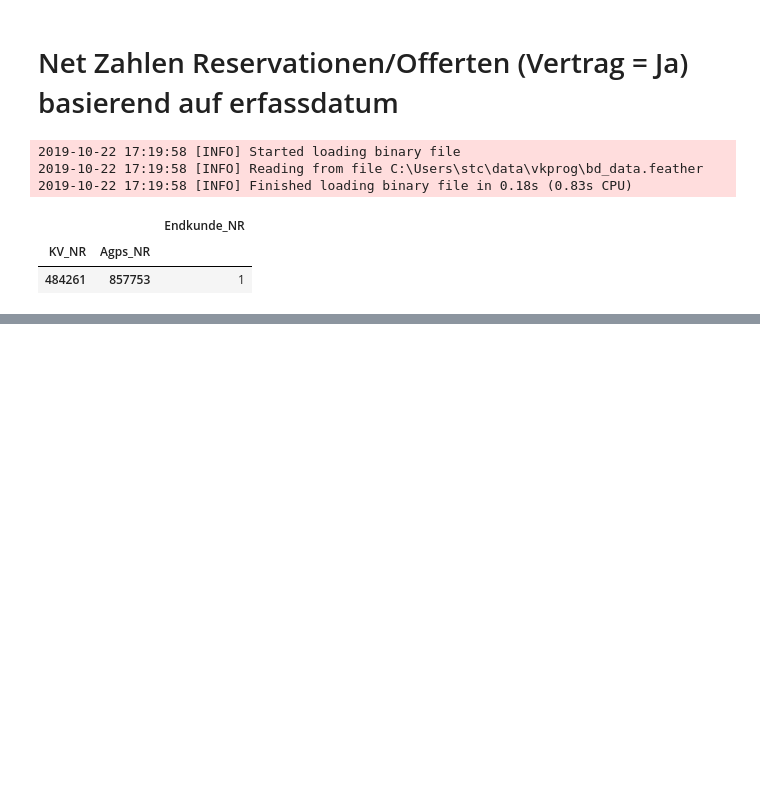
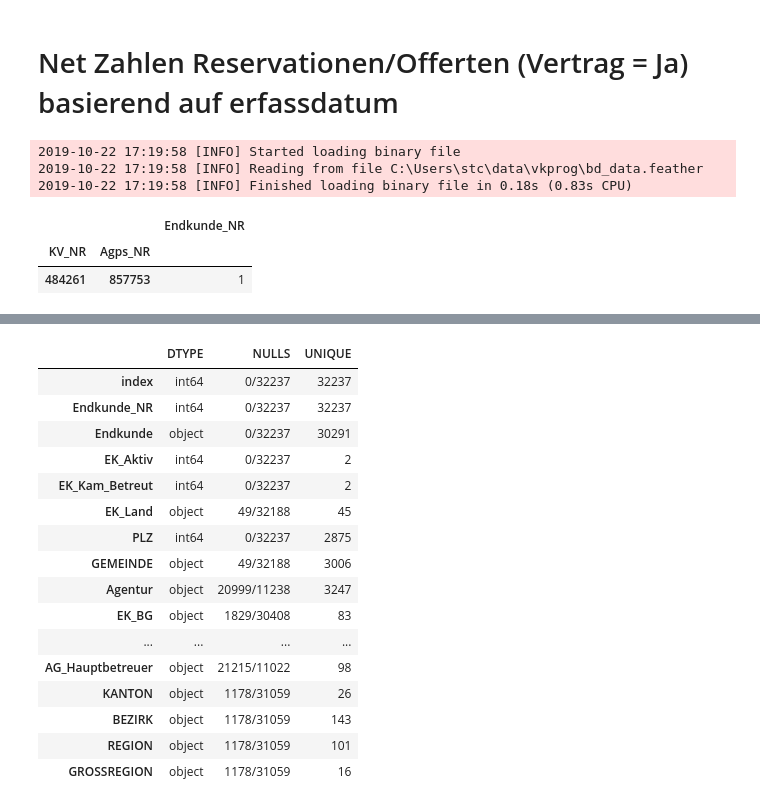
Before and after one commit to apgsga-stc/PredictiveAnalyticsPython, a Jupyter notebook: vkprog_analyse/scribbles.ipynb, the cells around one changed output, grey strips where cells are left out. Saved outputs shown, nothing was run; the diff lists cells and outputs as text; code cells hidden in the pictures; blank space fills up the shorter version.

```diff
--- a/vkprog_analyse/scribbles.ipynb
+++ b/vkprog_analyse/scribbles.ipynb
@@ -64,0 +162,20 @@ raw_data_bookings.sample(5, random_state=42)
+# %%
+desc_col(ek_info)
+# %% [output]
+|  | DTYPE | NULLS | UNIQUE |
+| index | int64 | 0/32237 | 32237 |
+| Endkunde_NR | int64 | 0/32237 | 32237 |
+| Endkunde | object | 0/32237 | 30291 |
+| EK_Aktiv | int64 | 0/32237 | 2 |
+| EK_Kam_Betreut | int64 | 0/32237 | 2 |
+| EK_Land | object | 49/32188 | 45 |
+| PLZ | int64 | 0/32237 | 2875 |
+| GEMEINDE | object | 49/32188 | 3006 |
+| Agentur | object | 20999/11238 | 3247 |
+| EK_BG | object | 1829/30408 | 83 |
+| ... | ... | ... | ... |
+| AG_Hauptbetreuer | object | 21215/11022 | 98 |
+| KANTON | object | 1178/31059 | 26 |
+| BEZIRK | object | 1178/31059 | 143 |
+| REGION | object | 1178/31059 | 101 |
+| GROSSREGION | object | 1178/31059 | 16 |
```
Also changed, not shown: parts of 16 cells of this notebook, 1 other file.
